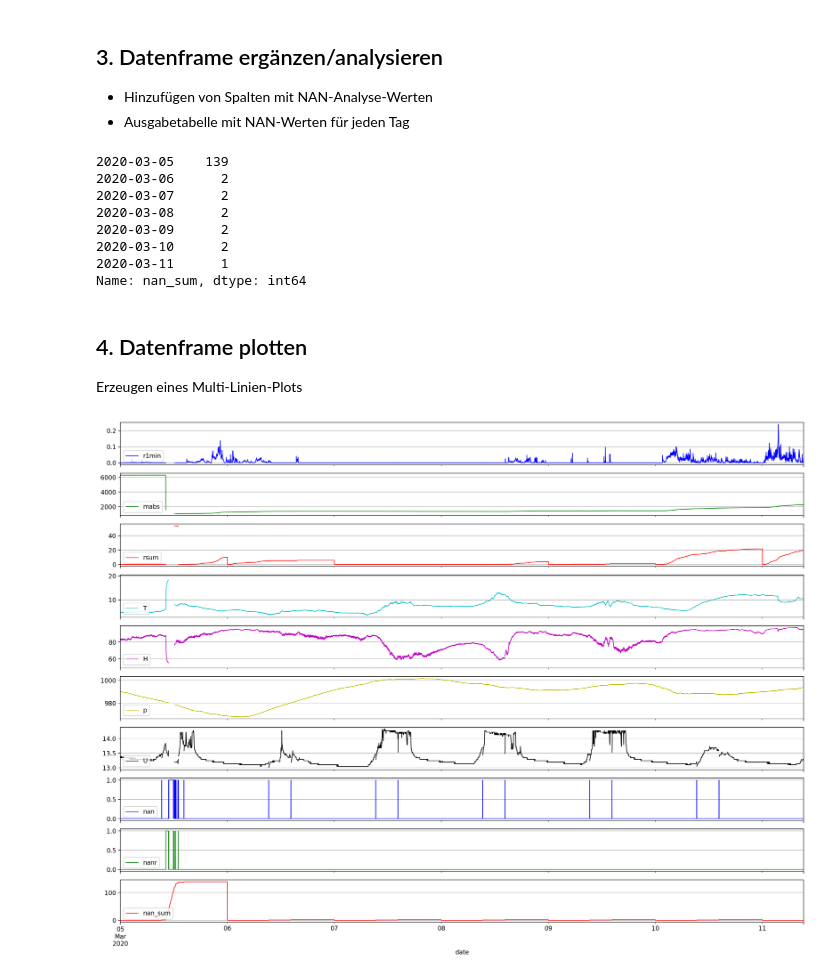
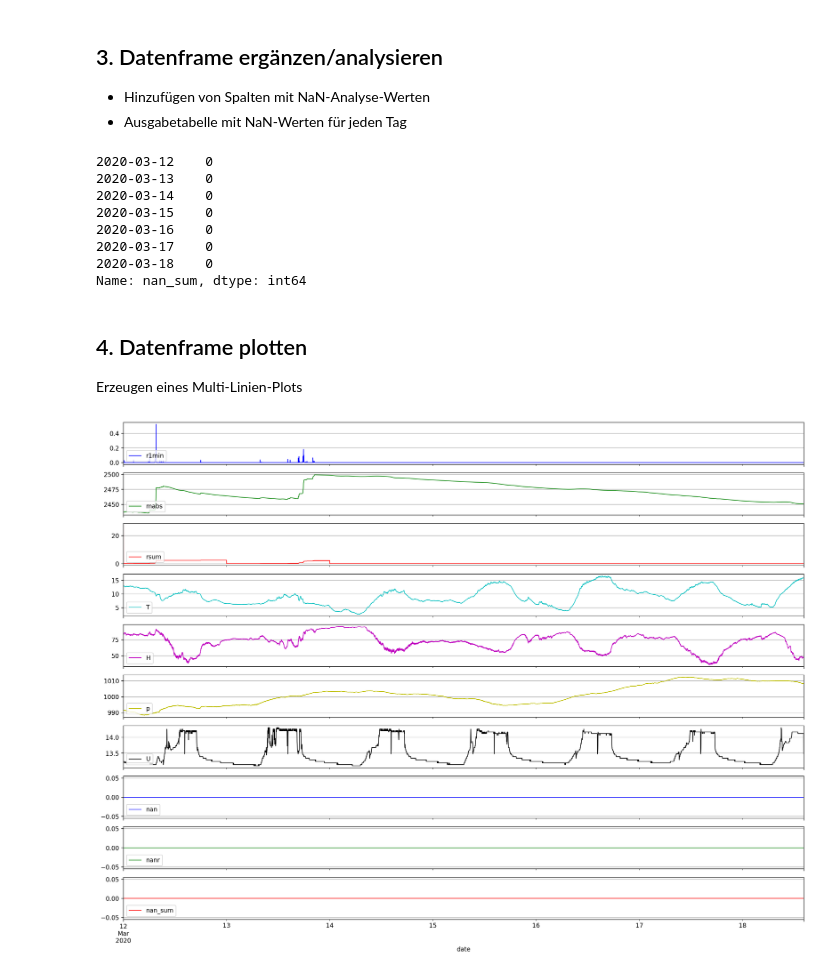
Before and after one commit to peter0016/test, a Jupyter notebook: plot_logdata.ipynb, the cells around one changed output. Cells and saved outputs as stored; diff of their text form; code cells hidden in the pictures.

```diff
--- a/plot_logdata.ipynb
+++ b/plot_logdata.ipynb
@@ -112,6 +16,4 @@ ndays: Anzahl der Tage die von heute ausgehend dargestellt werden sollen
 # %%
-#AUSWAHL
-ndays=7 #Anzahl der Tage von heute ausgehend, die im Datenframe abgebildetet werden sollen
-
-df=getdf_frommulticsv(ndays)
-df.head() #zeigt die ersten 5 Zeilen
+ndays=7#beliebig wählbar
+df=funx.getdf_frommulticsv(ndays)
+#df.head() #zeigt die ersten 5 Zeilen
@@ -126,7 +20,7 @@ df.head() #zeigt die ersten 5 Zeilen
 # %% [markdown]
 ## 3. Datenframe ergänzen/analysieren
-- Hinzufügen von Spalten mit NAN-Analyse-Werten
-- Ausgabetabelle mit NAN-Werten für jeden Tag
+- Hinzufügen von Spalten mit NaN-Analyse-Werten
+- Ausgabetabelle mit NaN-Werten für jeden Tag
 # %%
 df=df.resample("1min").max() #erstellt für jede Minute eine Messwertzeile und übernimmt vorhandene Werte, Lücken erhalten den Wert: NAN
 df['nan']=np.where((df.isnull().all(1)),1,0)  #legt eine Spalte 'nan' an: 1 kein Messwert in Minutenreihe, 0 Messwerte vorhanden
@@ -135,13 +29,13 @@ cols=['nan','nanr']
 df['nan_sum']=df[cols].sum(axis=1).groupby(df.index.date).cumsum()  #Summenlinie beider nan-Werte mit täglichem Reset
 df['nan_sum'].groupby(df.index.date).max()
 # %% [output]
-2020-03-05    139
-2020-03-06      2
-2020-03-07      2
-2020-03-08      2
-2020-03-09      2
-2020-03-10      2
-2020-03-11      1
+2020-03-12    0
+2020-03-13    0
+2020-03-14    0
+2020-03-15    0
+2020-03-16    0
+2020-03-17    0
+2020-03-18    0
 Name: nan_sum, dtype: int64
 # %% [markdown]
 ## 4. Datenframe plotten
@@ -150,15 +44,15 @@ Erzeugen eines Multi-Linien-Plots
 # %%
 ## Darstellung der ganzen Zeitspanne
 startdate=str(df.index[0])
 enddate=str(df.index[-1])
-## alternativ: Festlegen eines Zeitabschnitts zur Darstellung (df muss den Zeitraun abdecken, siehe 2.)
+## alternativ: Festlegen eines Zeitabschnitts zur Darstellung
 #startdate="2020-02-26 00:00:00"
 #enddate="2020-02-26 18:00:00"
-## Aufruf der Plot-Funktion (siehe 1.)
-plotdf(df,startdate,enddate)
+
+funx.plotdf(df,startdate,enddate)
 plt.savefig('myplot.png',dpi=300)
 # %% [output]
-[figure, old version]
+[figure, new version]
 # %% [markdown]
 ## 5. Export der Daten
 
```
Also changed, not shown: parts of 9 cells of this notebook, 1 other file.
